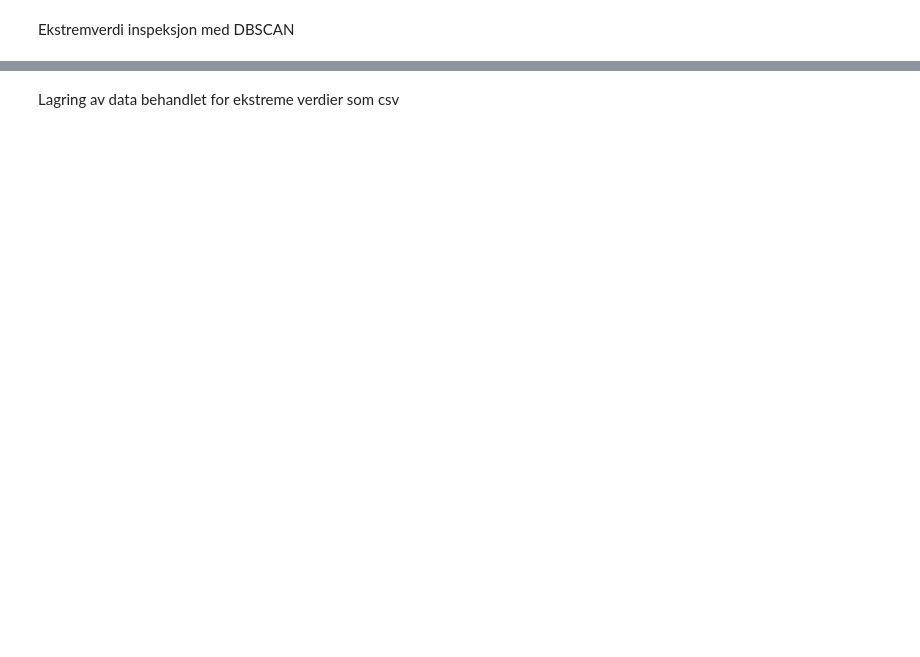
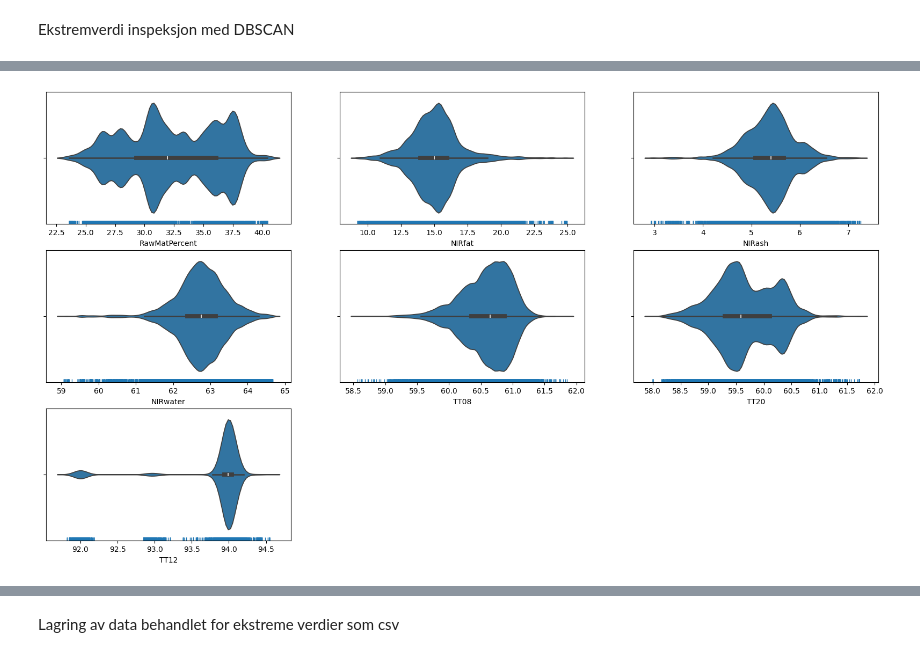
Before and after one commit to PreyPython123/Master-V24-Semiveiledet-Regresjon, a Jupyter notebook: Bioco_Databehandling_av_ekstremverdier.ipynb, the cells around one changed output, grey strips where cells are left out. Saved outputs shown, nothing was run; the diff lists cells and outputs as text; code cells hidden in the pictures; blank space fills up the shorter version.

```diff
--- a/Bioco_Databehandling_av_ekstremverdier.ipynb
+++ b/Bioco_Databehandling_av_ekstremverdier.ipynb
@@ -149,2 +274,21 @@ plt.show()
 # %% [markdown]
 Ekstremverdi inspeksjon med DBSCAN
+# %%
+# Parametere for DBSCAN
+eps = 0.25
+min_observasjoner = 5
+
+# DBSCAN modell
+dbscan_model = DBSCAN(eps=eps, min_samples=min_observasjoner)
+dbscan_model.fit(X)
+
+# Henter labels, -1 markert som ekstrem observasjon
+y_predikert_dbscan = dbscan_model.labels_
+
+mulige_ekstrem_dbscan_indeks = np.where(y_predikert_dbscan == -1)[0]
+# Filtrerer bort ekstreme observasjoner
+behandlet_data_dbscan = prediktor_data[y_predikert_dbscan != -1]
+
+# Data etter inspeksjon med HBOS
+print("Data etter DSCAN:")
+print(behandlet_data_dbscan.info())
@@ -150,0 +312,16 @@ Ekstremverdi inspeksjon med DBSCAN
+# %%
+fig = plt.figure(figsize=(20,30))
+antall_kolonnner = len(behandlet_data_dbscan.columns)
+rute_nett = fig.add_gridspec(8,3)
+
+n = 0
+for nummer, indeks in zip(range(antall_kolonnner), behandlet_data_dbscan):
+  if nummer % 3 == 0:
+    n += 1
+    i = 0
+  ax = fig.add_subplot(rute_nett[n,i])
+  sns.violinplot(x=indeks, data = behandlet_data_dbscan)
+  sns.rugplot(x=behandlet_data_dbscan[indeks])
+  i += 1
+# %% [output]
+[figure, added]
```
Also changed, not shown: parts of 20 cells of this notebook.
